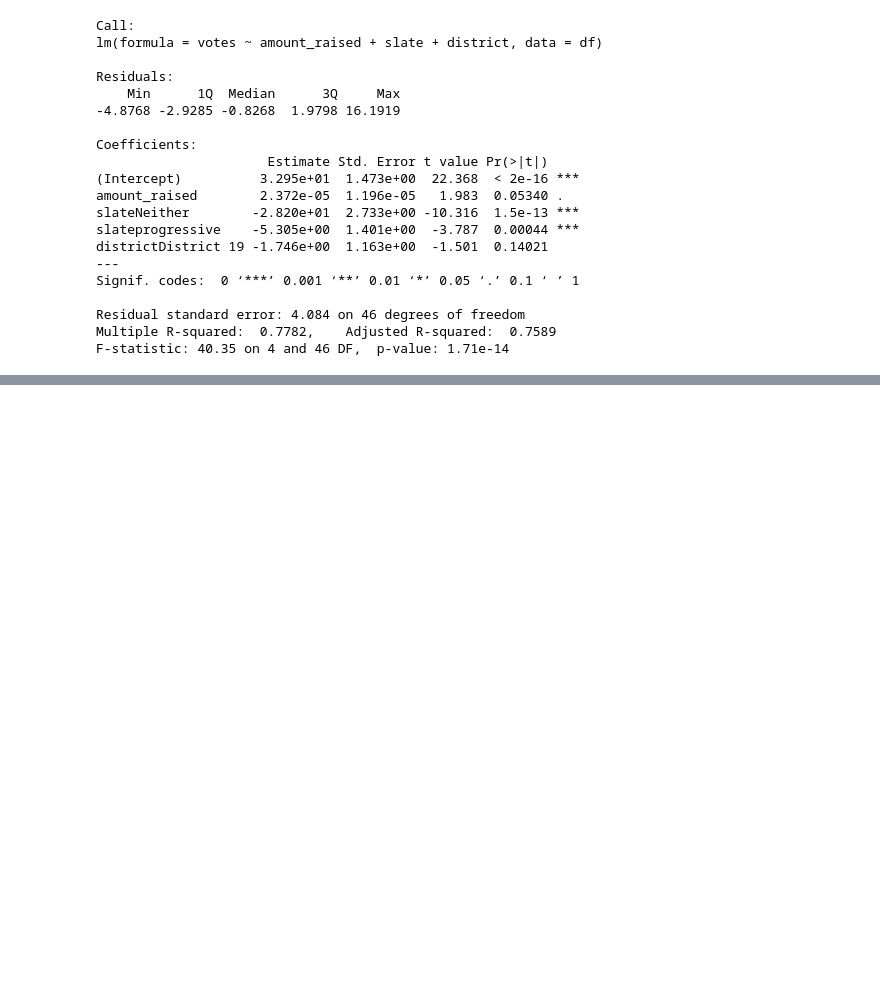
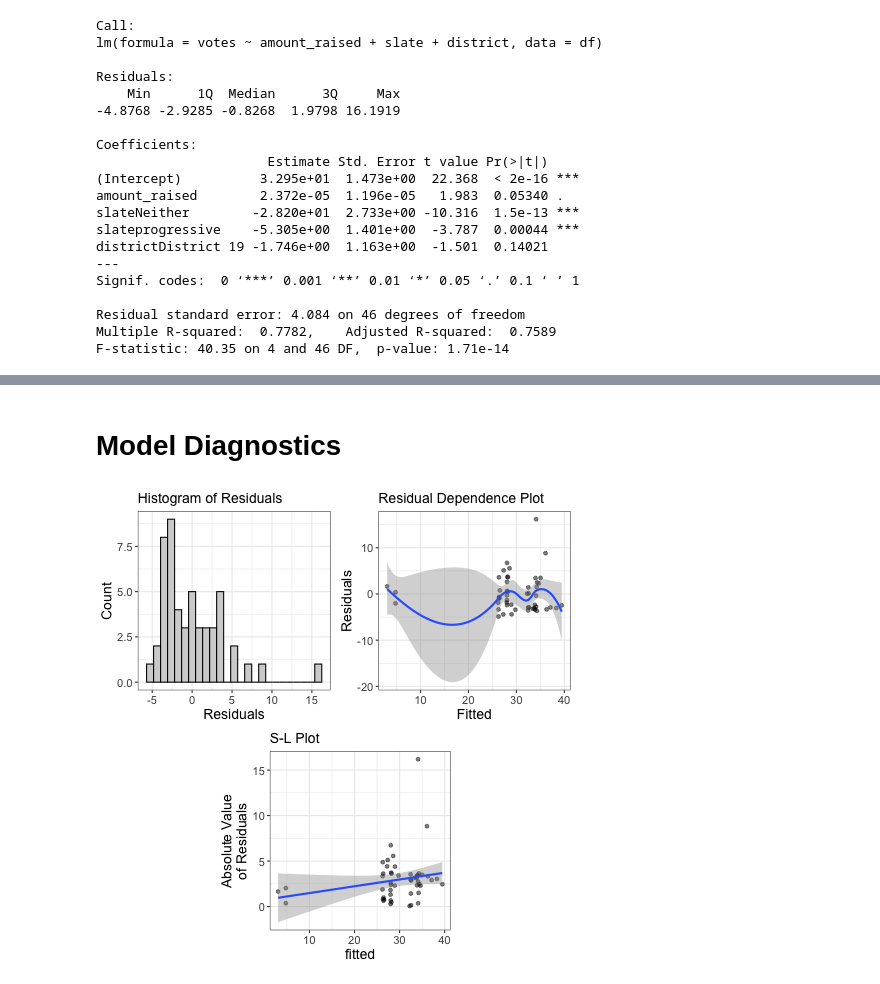
Before and after one commit to data4news/dollars-to-votes-sf-2024, a Jupyter notebook: notebook.ipynb, the cells around one changed output, grey strips where cells are left out. Cells and saved outputs as stored; diff of their text form; code cells hidden in the pictures; blank space fills up the shorter version.

```diff
--- a/notebook.ipynb
+++ b/notebook.ipynb
@@ -186,21 +168,0 @@ F-statistic: 51.67 on 3 and 47 DF,  p-value: 6.419e-15
-# %%
-%%R
-
-# add fitted and residual values to the data
-df <- df %>%
-    mutate(
-        fitted = fitted(model),
-        residuals = residuals(model)
-    )
-
-
-# plot the model residuals
-
-ggplot(df) +
-    aes(x=fitted, y=abs(residuals), color=slate) +
-    geom_point() +
-    geom_smooth(method='lm', se=F) +
-    theme_bw()
-
-# color by slate to show what's up here...
-# show the residuals squared
@@ -241,0 +228,10 @@ What reporting questions do you have?
+# %% [markdown]
+# Model Diagnostics
+# %%
+%%R
+
+require(flexplot)
+
+visualize(model, plot="residuals")
+# %% [output]
+[figure, added]
```
Also changed, not shown: parts of 15 cells of this notebook.
